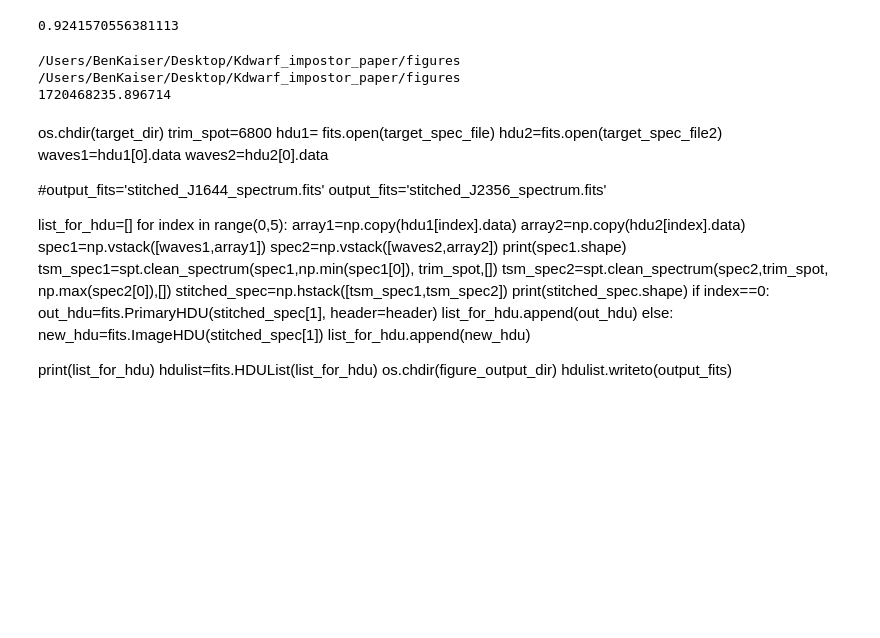
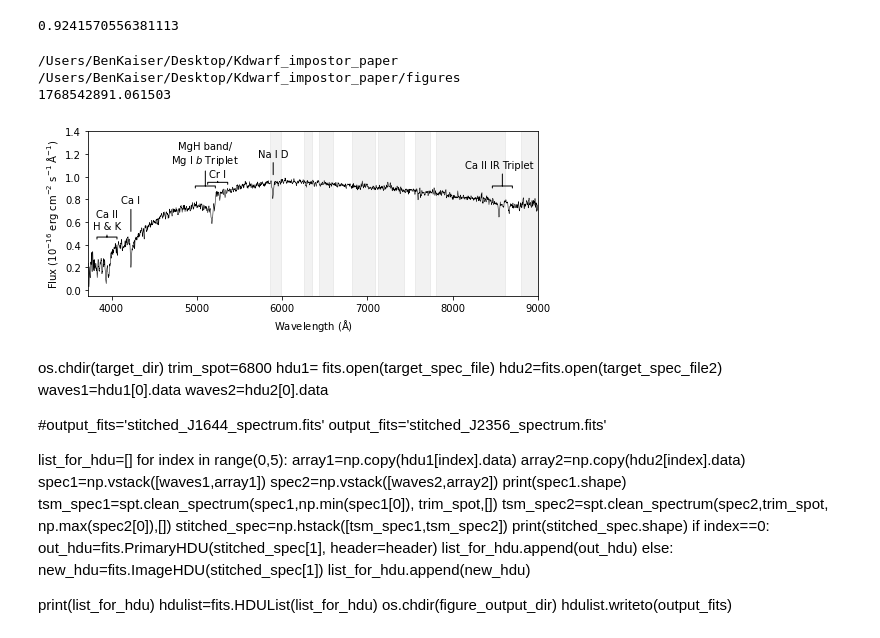
Before and after one commit to bkaiser94/radial_velocity_calculations, a Jupyter notebook: Kdwarf_impostor_plot_code/generate_J0212_fullspec.ipynb, the cells around one changed output. Drawn from its saved outputs; the diff is of its cells as text; code cells hidden in the pictures; blank space fills up the shorter version.

```diff
--- a/Kdwarf_impostor_plot_code/generate_J0212_fullspec.ipynb
+++ b/Kdwarf_impostor_plot_code/generate_J0212_fullspec.ipynb
@@ -118,7 +119,8 @@ tsm_target_spec2=spt.clean_spectrum(sm_target_spec2,trim_spot, np.max(target_spe
 #fig= plt.figure(figsize=(15,10)) #from v1 description image size
 #spt.initiate_science_plot()
 #fig=plt.figure(figsize=(7.25,7.25*2./3),constrained_layout=True)
-spt.start_ApJ_fig(width_cols=2,constrained_layout=True, width_height=[7.25,7.25*2./3])
+#spt.start_ApJ_fig(width_cols=2,constrained_layout=True, width_height=[7.25,7.25*2./3])
+spt.start_ApJ_fig(width_cols=2,constrained_layout=True, width_height=[7.25,3])
 label_pos=1.27
 label_pos2= 0.8
 label_off=130
@@ -136,17 +138,27 @@ k_spot=np.mean([7664.899016,7698.96445153])
 
 
 #plt.annotate('Li I',xy=(6707.9080032878719, 0.21),xytext=(6707.9080032878719-55, label_pos), arrowprops=dict(arrowstyle='-'))
-plt.annotate('Ca II\nH & K',xy=((3924+3968.4672118153667)/2, 0.45),xytext=(0, 50), arrowprops=dict(arrowstyle='-['),textcoords='offset points', ha='center')
-plt.annotate('Ca I',xy=(4226.7295809531952, 0.5),xytext=(0, 70), arrowprops=dict(arrowstyle='-'),textcoords='offset points', ha='center')
+#plt.annotate('Ca II\nH & K',xy=((3924+3968.4672118153667)/2, 0.45),xytext=(0, 50), arrowprops=dict(arrowstyle='-['),textcoords='offset points', ha='center')
+#plt.annotate('Ca I',xy=(4226.7295809531952, 0.5),xytext=(0, 70), arrowprops=dict(arrowstyle='-'),textcoords='offset points', ha='center')
 #plt.annotate('MgH band &\nNa-He QM line',xy=(5190, 0.16),xytext=(5190-260, label_pos-0.05), arrowprops=dict(arrowstyle='-['))
-plt.annotate('MgH band/\nMg I $b$ Triplet',xy=(5100, 0.9),xytext=(0, 70), arrowprops=dict(arrowstyle='-['),textcoords='offset points', ha='center')
+#plt.annotate('MgH band/\nMg I $b$ Triplet',xy=(5100, 0.9),xytext=(0, 70), arrowprops=dict(arrowstyle='-['),textcoords='offset points', ha='center')
 #plt.annotate('K I',xy=(k_spot, 0.25),xytext=(k_spot-60, label_pos), arrowprops=dict(arrowstyle='-['))
-plt.annotate(r'Cr I',xy=(5245, 0.95),xytext=(0, 20), arrowprops=dict(arrowstyle='-['),textcoords='offset points', ha='center')
-plt.annotate('Na I D',xy=(5895.9241497669427, 1.0),xytext=(0, 60), arrowprops=dict(arrowstyle='-'),textcoords='offset points', ha='center')
+#plt.annotate(r'Cr I',xy=(5245, 0.95),xytext=(0, 20), arrowprops=dict(arrowstyle='-['),textcoords='offset points', ha='center')
+#plt.annotate('Na I D',xy=(5895.9241497669427, 1.0),xytext=(0, 60), arrowprops=dict(arrowstyle='-'),textcoords='offset points', ha='center')
 
-plt.annotate(r'Ca II IR Triplet  ',xy=(8584, 0.9),xytext=(0, 60), arrowprops=dict(arrowstyle='-['),textcoords='offset points', ha='center')
+#plt.annotate(r'Ca II IR Triplet  ',xy=(8584, 0.9),xytext=(0, 60), arrowprops=dict(arrowstyle='-['),textcoords='offset points', ha='center')
 
 
+#plt.annotate('Li I',xy=(6707.9080032878719, 0.21),xytext=(6707.9080032878719-55, label_pos), arrowprops=dict(arrowstyle='-'))
+plt.annotate('Ca II\nH & K',xy=((3924+3968.4672118153667)/2, 0.45),xytext=(0, 10), arrowprops=dict(arrowstyle='-['),textcoords='offset points', ha='center')
+plt.annotate('Ca I',xy=(4226.7295809531952, 0.5),xytext=(0, 30), arrowprops=dict(arrowstyle='-'),textcoords='offset points', ha='center')
+#plt.annotate('MgH band &\nNa-He QM line',xy=(5190, 0.16),xytext=(5190-260, label_pos-0.05), arrowprops=dict(arrowstyle='-['))
+plt.annotate('MgH band/\nMg I $b$ Triplet',xy=(5100, 0.9),xytext=(0, 25), arrowprops=dict(arrowstyle='-['),textcoords='offset points', ha='center')
+#plt.annotate('K I',xy=(k_spot, 0.25),xytext=(k_spot-60, label_pos), arrowprops=dict(arrowstyle='-['))
+plt.annotate(r'Cr I',xy=(5245, 0.95),xytext=(0, 5), arrowprops=dict(arrowstyle='-['),textcoords='offset points', ha='center')
+plt.annotate('Na I D',xy=(5895.9241497669427, 1.0),xytext=(0, 20), arrowprops=dict(arrowstyle='-'),textcoords='offset points', ha='center')
+
+plt.annotate(r'Ca II IR Triplet  ',xy=(8584, 0.9),xytext=(0, 20), arrowprops=dict(arrowstyle='-['),textcoords='offset points', ha='center')
 
 
 
@@ -159,35 +171,36 @@ plt.annotate(r'Ca II IR Triplet  ',xy=(8584, 0.9),xytext=(0, 60), arrowprops=dic
 
 #plt.ylabel(r'$f_{\lambda} (10^{-16}$ erg cm$^{-2}$ s $^{-1}$ $\AA^{-1})$') #inverse power units instead of divisions
 plt.ylabel(r'Flux (10$^{-16}$ erg cm$^{-2}$ s$^{-1}$ $\mathrm{\AA}^{-1}$)') #inverse power units instead of divisions
 
 
 
 
 #plt.xlabel(r'$\lambda(\AA)$')
 #plt.xlabel(r'Wavelength $(\AA)$')
 plt.xlabel(r'Wavelength $(\mathrm{\AA})$')
 
 
 
 #spt.show_plot(line_id='alkali', label_pos=0.25, convert_to_air=True)
 spt.show_plot(line_id='',show_legend=False,actually_show=False)
 
 
 print(os.getcwd())
 os.chdir(figure_output_dir)
 print(os.getcwd())
 start = time.time()
 print(start)
 time_string=str(start).split('.')[0]
 
 #plt.legend(loc='lower right')
 plt.savefig('WDJ0212fullspec_'+time_string+'.pdf')#plt.grid(True)
 
 plt.show()
 # %% [output]
+/Users/BenKaiser/Desktop/Kdwarf_impostor_paper
 /Users/BenKaiser/Desktop/Kdwarf_impostor_paper/figures
-/Users/BenKaiser/Desktop/Kdwarf_impostor_paper/figures
-1720468235.896714
+1768542891.061503
+[figure, added]
 # %% [markdown]
 os.chdir(target_dir)
 trim_spot=6800
```
Also changed, not shown: parts of 1 cell of this notebook, 7 other files.
